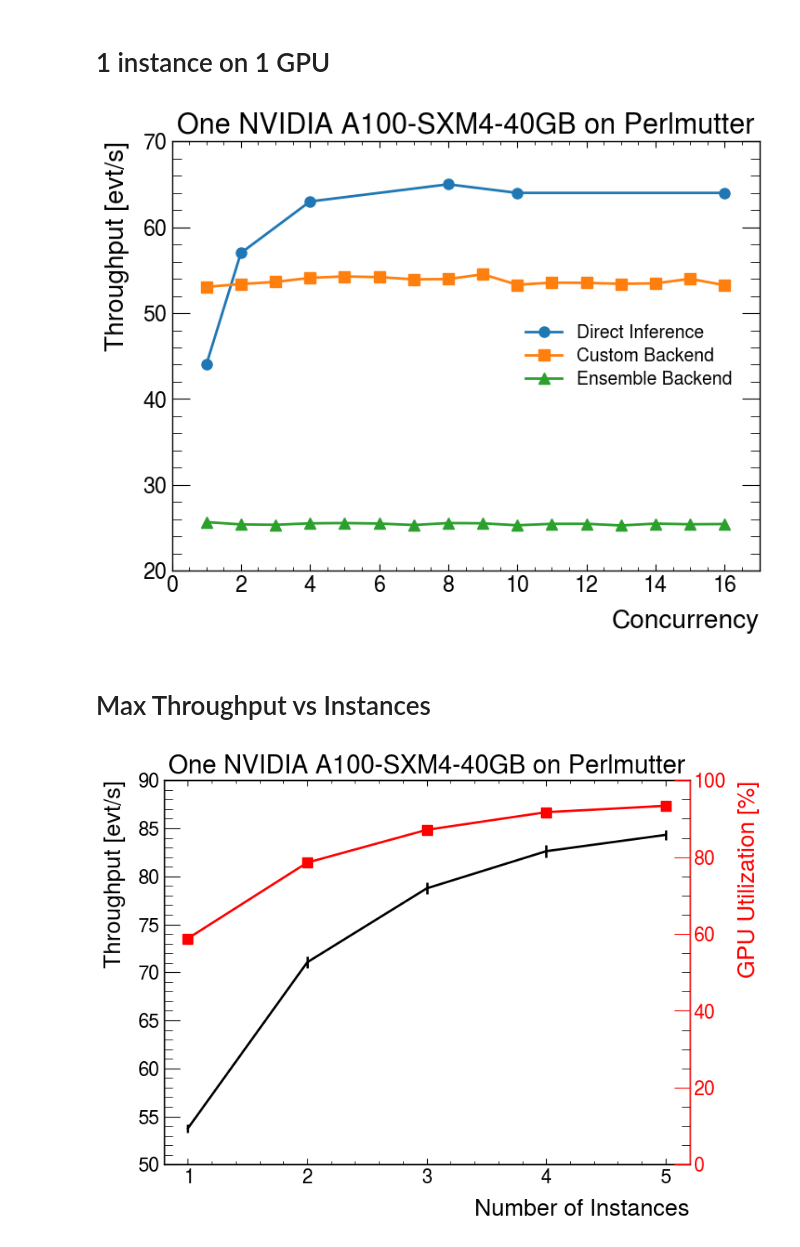
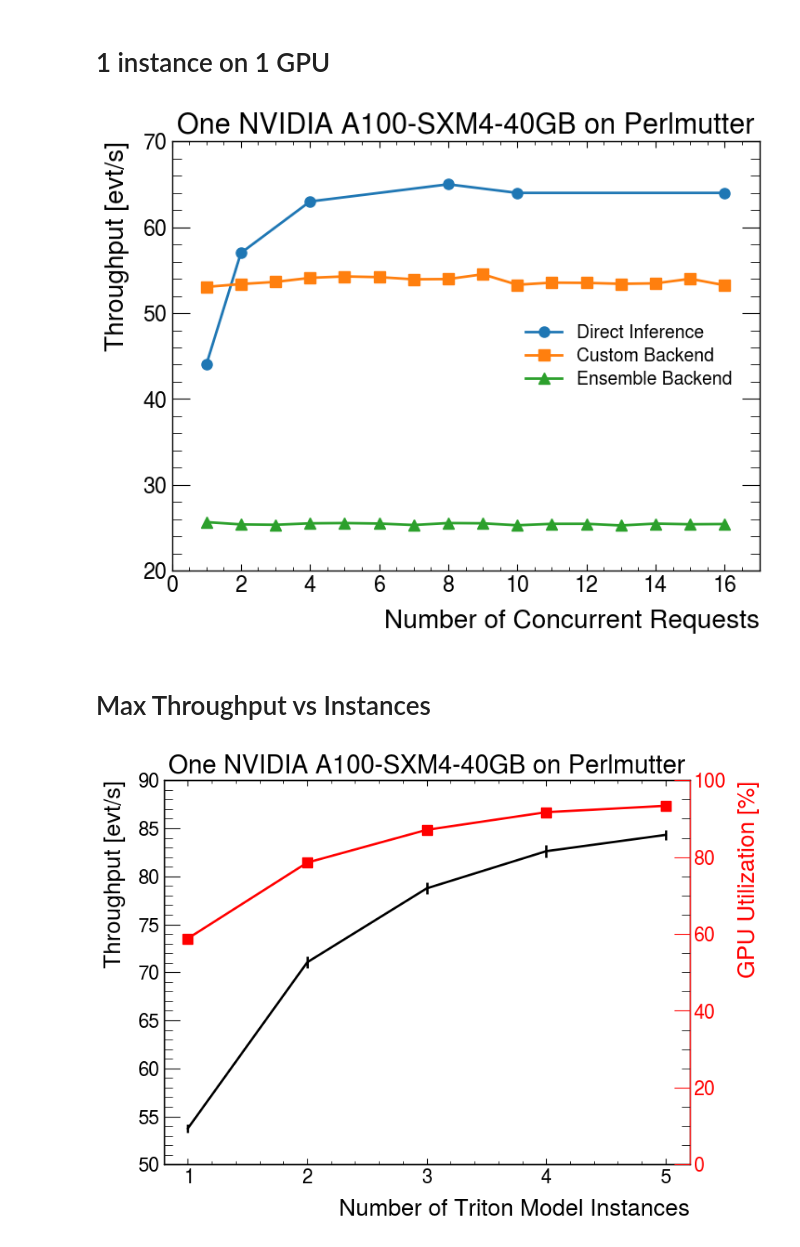
Before and after one commit to y19y19/exatrkx-service, a Jupyter notebook: evaluate/plotting/plot_1GPU.ipynb, the cells around one changed output. Saved outputs shown, nothing was run; the diff lists cells and outputs as text; code cells hidden in the pictures.

```diff
--- a/evaluate/plotting/plot_1GPU.ipynb
+++ b/evaluate/plotting/plot_1GPU.ipynb
@@ -36,18 +36,18 @@ ensemble_backend_results = {
 # %%
 fig, ax = plt.subplots(figsize=(8, 6))
 ax.plot(direct_inference_results["Concurrency"], direct_inference_results[var_name], label="Direct Inference", marker="o")
 ax.plot(custom_backend_results["Concurrency"], custom_backend_results[var_name], label="Custom Backend", marker="s")
 ax.plot(ensemble_backend_results["Concurrency"], ensemble_backend_results[var_name], label="Ensemble Backend", marker="^")
 
 ax.set_xlim(0, 17)
-ax.set_xlabel("Concurrency")
+ax.set_xlabel("Number of Concurrent Requests")
 ax.set_ylabel("Throughput [evt/s]")
 ax.set_title("One NVIDIA A100-SXM4-40GB on Perlmutter", fontsize=22)
 
 ax.legend()
 fig.savefig("throughput_vs_concurrency_1inst_1gpu.pdf", dpi=600, bbox_inches="tight")
 # %% [output]
-[figure, old version]
+[figure, new version]
 # %% [markdown]
 # Max Throughput vs Instances
 # %%
@@ -118,7 +118,7 @@ ax2.plot(custom_backend_results["n_instances"],
 ax2.tick_params(axis='y', colors=ax2_color)
 ax2.spines['right'].set_color(ax2_color)
 
-ax.set_xlabel("Number of Instances")
+ax.set_xlabel("Number of Triton Model Instances")
 ax.set_ylabel("Throughput [evt/s]")
 ax.set_title("One NVIDIA A100-SXM4-40GB on Perlmutter", fontsize=22)
 
@@ -129,4 +129,4 @@ ax.set_xlim(0.8, 5.2)
 
 fig.savefig("avg_throughput_vs_instances_1gpu.pdf", dpi=600, bbox_inches="tight")
 # %% [output]
-[figure, old version]
+[figure, new version]
```
Also changed, not shown: parts of 10 cells of this notebook, 3 other files.
